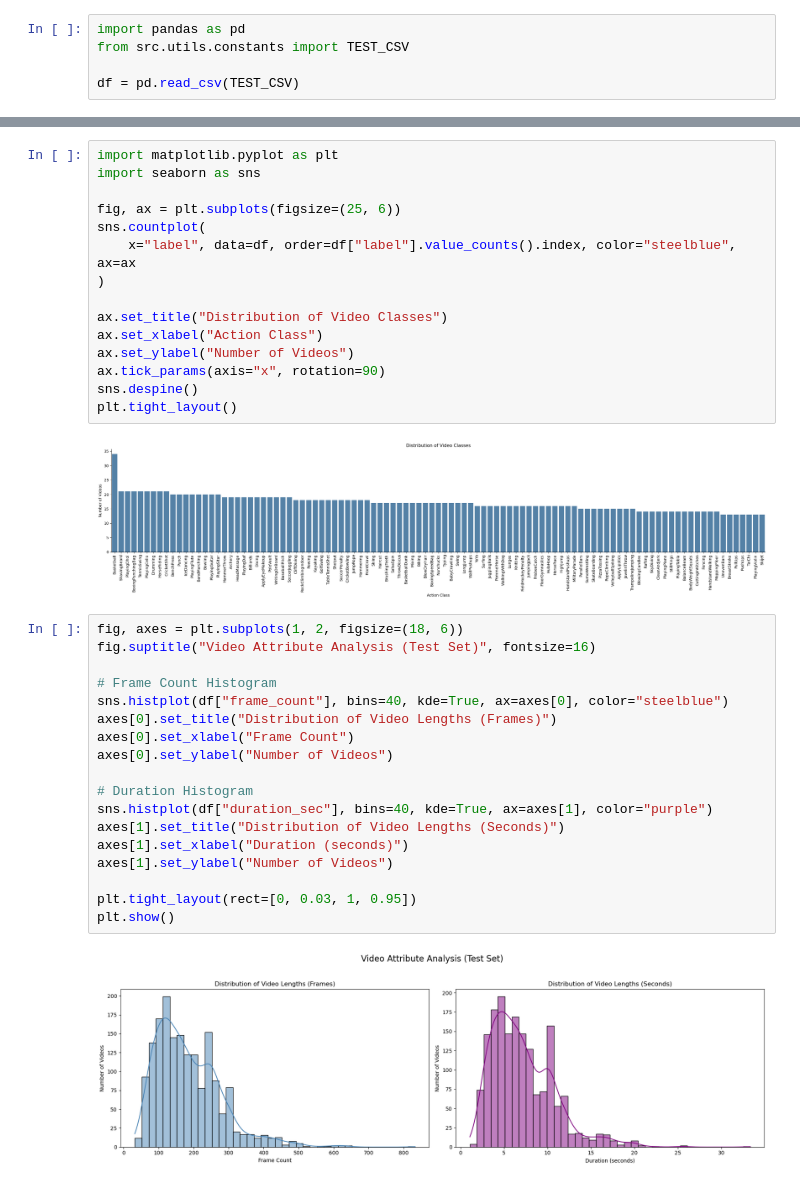
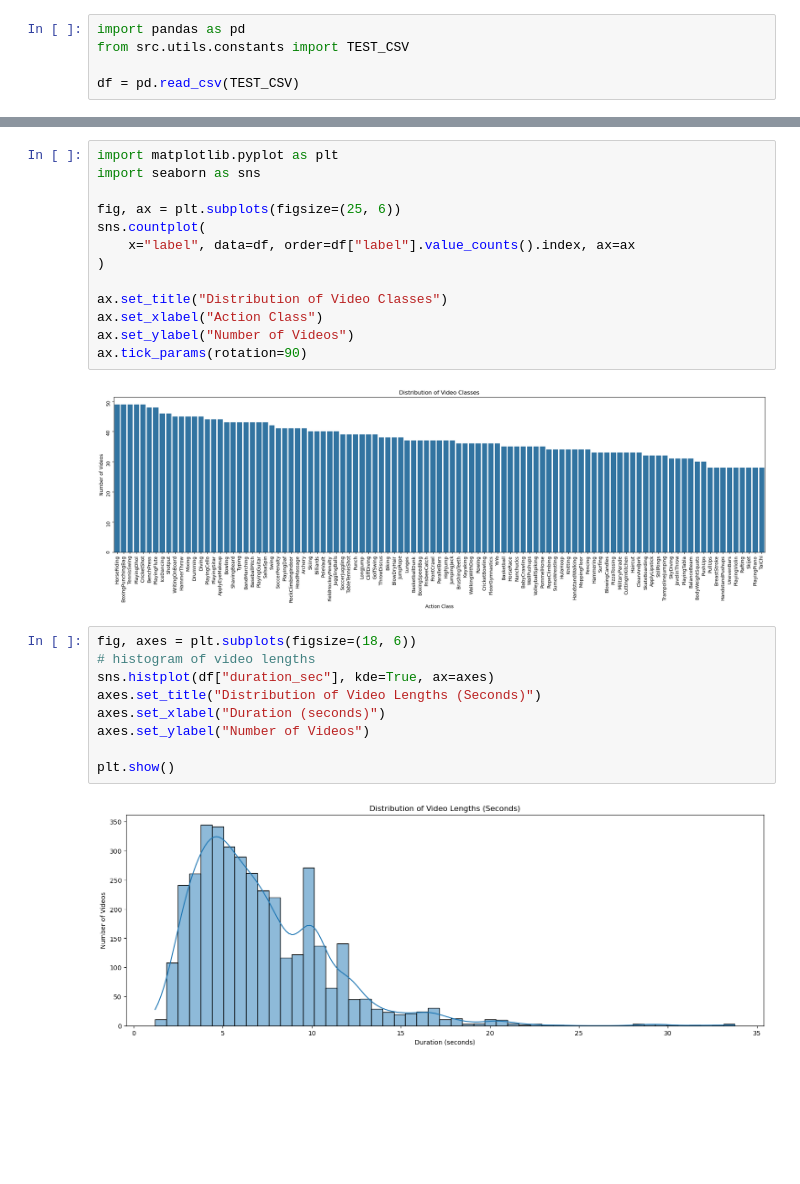
Before and after one commit to KubaJ23/vlm-zsar-dissertation, a Jupyter notebook: notebooks/00_dataset_exploration.ipynb, the cells around one changed output, grey strips where cells are left out. Cells and saved outputs as stored; diff of their text form; blank space fills up the shorter version.

```diff
--- a/notebooks/00_dataset_exploration.ipynb
+++ b/notebooks/00_dataset_exploration.ipynb
@@ -86,37 +81,26 @@ Name: count, Length: 101, dtype: int64
 # %%
 import matplotlib.pyplot as plt
 import seaborn as sns
 
 fig, ax = plt.subplots(figsize=(25, 6))
 sns.countplot(
-    x="label", data=df, order=df["label"].value_counts().index, color="steelblue", ax=ax
+    x="label", data=df, order=df["label"].value_counts().index, ax=ax
 )
 
 ax.set_title("Distribution of Video Classes")
 ax.set_xlabel("Action Class")
 ax.set_ylabel("Number of Videos")
-ax.tick_params(axis="x", rotation=90)
-sns.despine()
-plt.tight_layout()
+ax.tick_params(rotation=90)
 # %% [output]
-[figure, old version]
+[figure, new version]
 # %%
-fig, axes = plt.subplots(1, 2, figsize=(18, 6))
-fig.suptitle("Video Attribute Analysis (Test Set)", fontsize=16)
+fig, axes = plt.subplots(figsize=(18, 6))
+# histogram of video lengths
+sns.histplot(df["duration_sec"], kde=True, ax=axes)
+axes.set_title("Distribution of Video Lengths (Seconds)")
+axes.set_xlabel("Duration (seconds)")
+axes.set_ylabel("Number of Videos")
 
-# Frame Count Histogram
-sns.histplot(df["frame_count"], bins=40, kde=True, ax=axes[0], color="steelblue")
-axes[0].set_title("Distribution of Video Lengths (Frames)")
-axes[0].set_xlabel("Frame Count")
-axes[0].set_ylabel("Number of Videos")
-
-# Duration Histogram
-sns.histplot(df["duration_sec"], bins=40, kde=True, ax=axes[1], color="purple")
-axes[1].set_title("Distribution of Video Lengths (Seconds)")
-axes[1].set_xlabel("Duration (seconds)")
-axes[1].set_ylabel("Number of Videos")
-
-plt.tight_layout(rect=[0, 0.03, 1, 0.95])
 plt.show()
 # %% [output]
-[figure, old version]
+[figure, new version]
```
Also changed, not shown: parts of 4 cells of this notebook, 29 other files.
